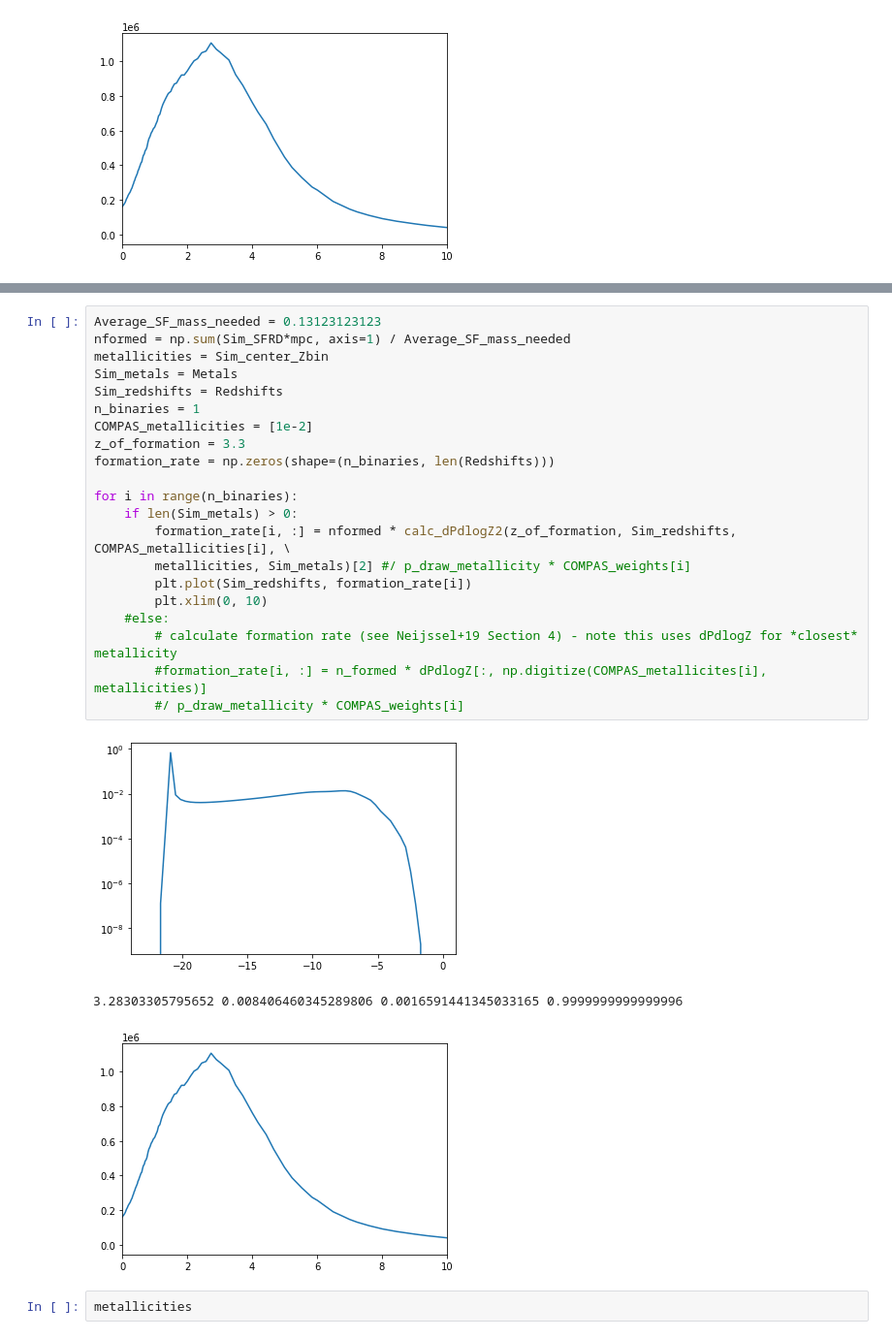
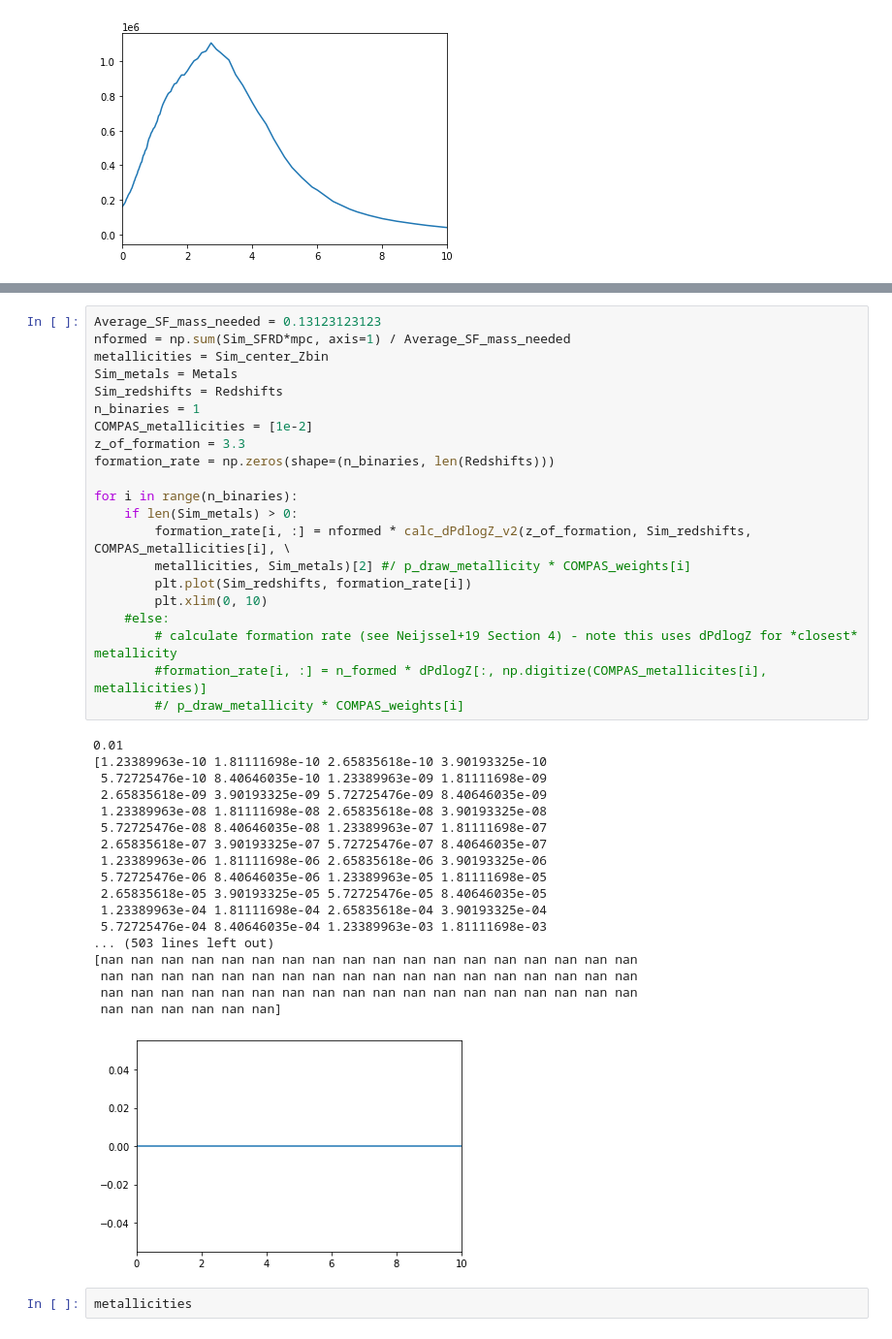
Before and after one commit to sashalvna/Fit_SFRD_TNG, a Jupyter notebook: TNG_data_for_cosmic_integration.ipynb, the cells around one changed output, grey strips where cells are left out. Shown at 97% size. Cells and saved outputs as stored; diff of their text form.

```diff
--- a/TNG_data_for_cosmic_integration.ipynb
+++ b/TNG_data_for_cosmic_integration.ipynb
@@ -415,28 +428,43 @@ for i in range(n_binaries):
 # %%
 Average_SF_mass_needed = 0.13123123123
 nformed = np.sum(Sim_SFRD*mpc, axis=1) / Average_SF_mass_needed
 metallicities = Sim_center_Zbin
 Sim_metals = Metals
 Sim_redshifts = Redshifts
 n_binaries = 1
 COMPAS_metallicities = [1e-2]
 z_of_formation = 3.3
 formation_rate = np.zeros(shape=(n_binaries, len(Redshifts)))
 
 for i in range(n_binaries):
     if len(Sim_metals) > 0:
-        formation_rate[i, :] = nformed * calc_dPdlogZ2(z_of_formation, Sim_redshifts, COMPAS_metallicities[i], \
+        formation_rate[i, :] = nformed * calc_dPdlogZ_v2(z_of_formation, Sim_redshifts, COMPAS_metallicities[i], \
         metallicities, Sim_metals)[2] #/ p_draw_metallicity * COMPAS_weights[i]
         plt.plot(Sim_redshifts, formation_rate[i])
         plt.xlim(0, 10)
     #else:
         # calculate formation rate (see Neijssel+19 Section 4) - note this uses dPdlogZ for *closest* metallicity
         #formation_rate[i, :] = n_formed * dPdlogZ[:, np.digitize(COMPAS_metallicites[i], metallicities)]
         #/ p_draw_metallicity * COMPAS_weights[i]
 # %% [output]
+0.01
+[1.23389963e-10 1.81111698e-10 2.65835618e-10 3.90193325e-10
+ 5.72725476e-10 8.40646035e-10 1.23389963e-09 1.81111698e-09
+ 2.65835618e-09 3.90193325e-09 5.72725476e-09 8.40646035e-09
+ 1.23389963e-08 1.81111698e-08 2.65835618e-08 3.90193325e-08
+ 5.72725476e-08 8.40646035e-08 1.23389963e-07 1.81111698e-07
+ 2.65835618e-07 3.90193325e-07 5.72725476e-07 8.40646035e-07
+ 1.23389963e-06 1.81111698e-06 2.65835618e-06 3.90193325e-06
+ 5.72725476e-06 8.40646035e-06 1.23389963e-05 1.81111698e-05
+ 2.65835618e-05 3.90193325e-05 5.72725476e-05 8.40646035e-05
+ 1.23389963e-04 1.81111698e-04 2.65835618e-04 3.90193325e-04
+ 5.72725476e-04 8.40646035e-04 1.23389963e-03 1.81111698e-03
+... (503 lines left out)
+[nan nan nan nan nan nan nan nan nan nan nan nan nan nan nan nan nan nan
+ nan nan nan nan nan nan nan nan nan nan nan nan nan nan nan nan nan nan
+ nan nan nan nan nan nan nan nan nan nan nan nan nan nan nan nan nan nan
+ nan nan nan nan nan nan]
-[figure, old version]
+[figure, new version]
-3.28303305795652 0.008406460345289806 0.0016591441345033165 0.9999999999999996
-[figure, removed]
 # %%
 metallicities
 # %% [output]
```
Also changed, not shown: parts of 8 cells of this notebook, 9 other files.
